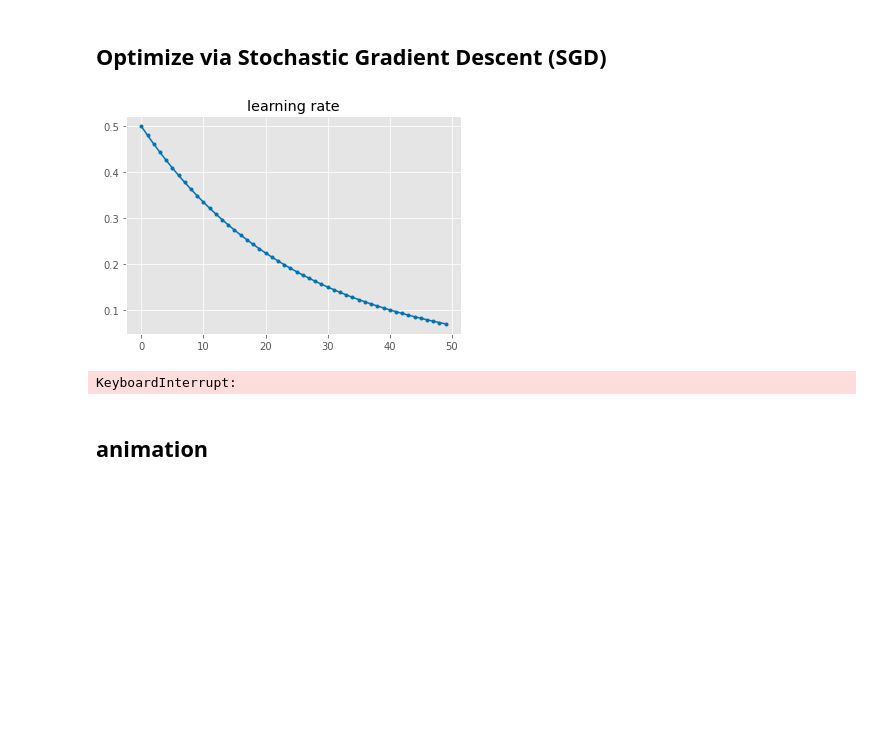
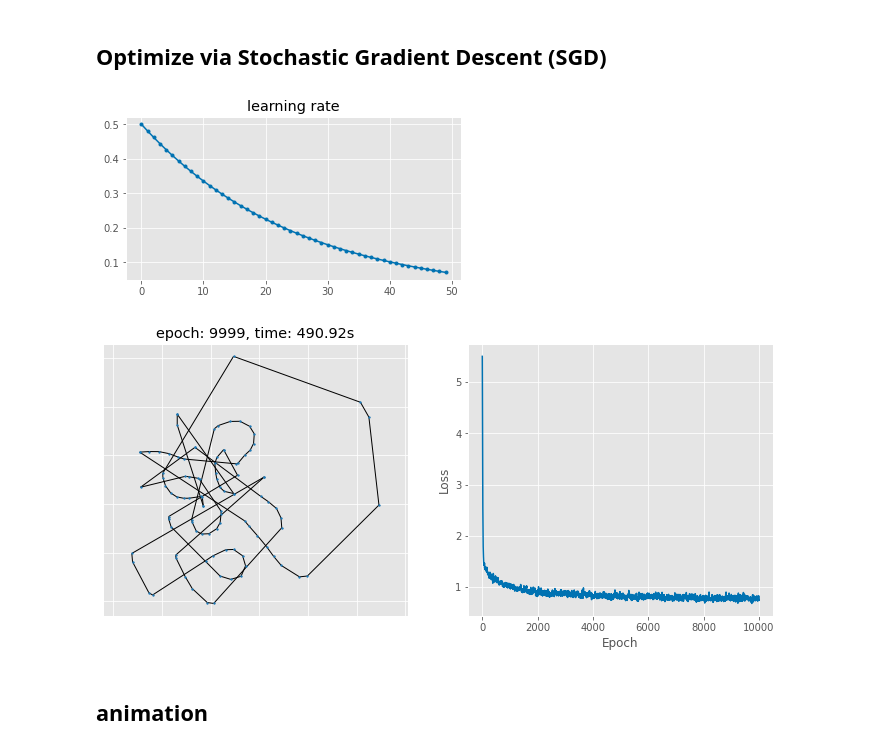
Before and after one commit to tiga1231/graph-drawing, a Jupyter notebook: main.ipynb, the cells around one changed output. Cells and saved outputs as stored; diff of their text form; code cells hidden in the pictures; blank space fills up the shorter version.

Commit message:
neighborhood preservation (init)

```diff
--- a/main.ipynb
+++ b/main.ipynb
@@ -78,7 +75,7 @@ Wall time: 46.2 s
 !rm -r fig
 !mkdir fig
 
-niter = 20000
+niter = 10000
 
 def getLR(i):
     base_lr = 0.5
@@ -93,9 +90,8 @@ optimizer = optim.SGD([pos], lr=0.5, momentum=0.9, nesterov=True)
 scheduler = optim.lr_scheduler.LambdaLR(optimizer, getLR)
 
 
-
-
-lrs = [getLR(i) for i in range(0,niter,int(niter / 50))]
+lrs = [getLR(i) for i in range(0,niter,niter//50)]
+plt.figure(figsize=[6,3])
 plt.plot(lrs, '.-')
 plt.title('learning rate')
 
@@ -103,4 +99,4 @@ iterBar = tqdm(range(niter))
 lossHistory = []
 totalTime = 0
 # %% [output]
-[figure, old version]
+[figure, new version]
@@ -107,12 +217,25 @@ totalTime = 0
 # %%
 VIS = True
 gClamp = 0.1
+sampleSize = int(len(G.nodes))
 
-sampleSize = int(len(G.nodes))
+
 for i in iterBar:
 
     t0 = time.time()
     optimizer.zero_grad()
+
+
+
+# ##vis
+# vmax = pred.abs().max()
+# plt.figure(figsize=[8,3])
+# plt.subplot(121)
+# plt.imshow(pred.detach(), vmin=-vmax, vmax=vmax, cmap='coolwarm')
+# plt.colorbar()
+# plt.subplot(122)
+# plt.imshow(target, cmap='coolwarm')
+# plt.colorbar()
 
 #     samples = getSamples(G, 5, includeNeighbors=False)
 #     for si, src in enumerate(samples):
@@ -121,9 +244,9 @@ for i in iterBar:
 
 #     eu = edge_uniformity(X, G, samples)
     loss = (
-          1.0 * O.stress(pos, D, W, sampleSize)
+#           0.0001 * O.stress(pos, D, W, sampleSize)
 #         + 0.5 * O.edge_uniformity(pos, G, k2i, sampleSize)
-
+           10*neighbor_loss
         ## TODO: do it efiiciently and stochastically
 #         + 0.5 * O.crossing_angle_maximization(pos, G, k2i, sampleSize)
 #         + 0.5 * O.neighborhood_preservation(pos, G, k2i, sampleSize)
@@ -135,35 +258,39 @@ for i in iterBar:
     pos.grad.clamp_(-gClamp, gClamp)
     optimizer.step()
 
     if scheduler is not None:
         scheduler.step()
 
 
 
 
 
     ##debug info
     dt = time.time() - t0
     totalTime += dt
     if i % int(niter/100) == int(niter/100)-1:
         iterBar.set_postfix({'loss': loss.item()})
-    lossHistory.append(loss.item())
+    if len(lossHistory)>0:
+        lossHistory.append(0.9*lossHistory[-1] + 0.1*loss.item())
+    else:
+        lossHistory.append(loss.item())
+
 
 
     ##vis
     if VIS and i % int(niter/10) == int(niter/10)-1:
         iterBar.set_postfix({
             'loss': loss.item(),
 #             'eu': f'{eu.item():.2e}',
 #             'st': f'{st.item():.2e}',
         })
 
         x = pos.detach().cpu().numpy()
         pos_i = {k: x[k2i[k], :2] for k in G.nodes}
         display.clear_output(wait=True)
         vis.plot(G, pos_i, lossHistory, [], i, totalTime, show=True, save=True)
 # %% [output]
-KeyboardInterrupt:
+[figure, added]
 # %%
 x = pos.detach().cpu().numpy()
 pos_i = {k: x[k2i[k], :2] for k in G.nodes}
```
Also changed, not shown: parts of 4 cells of this notebook, 2 other files.
